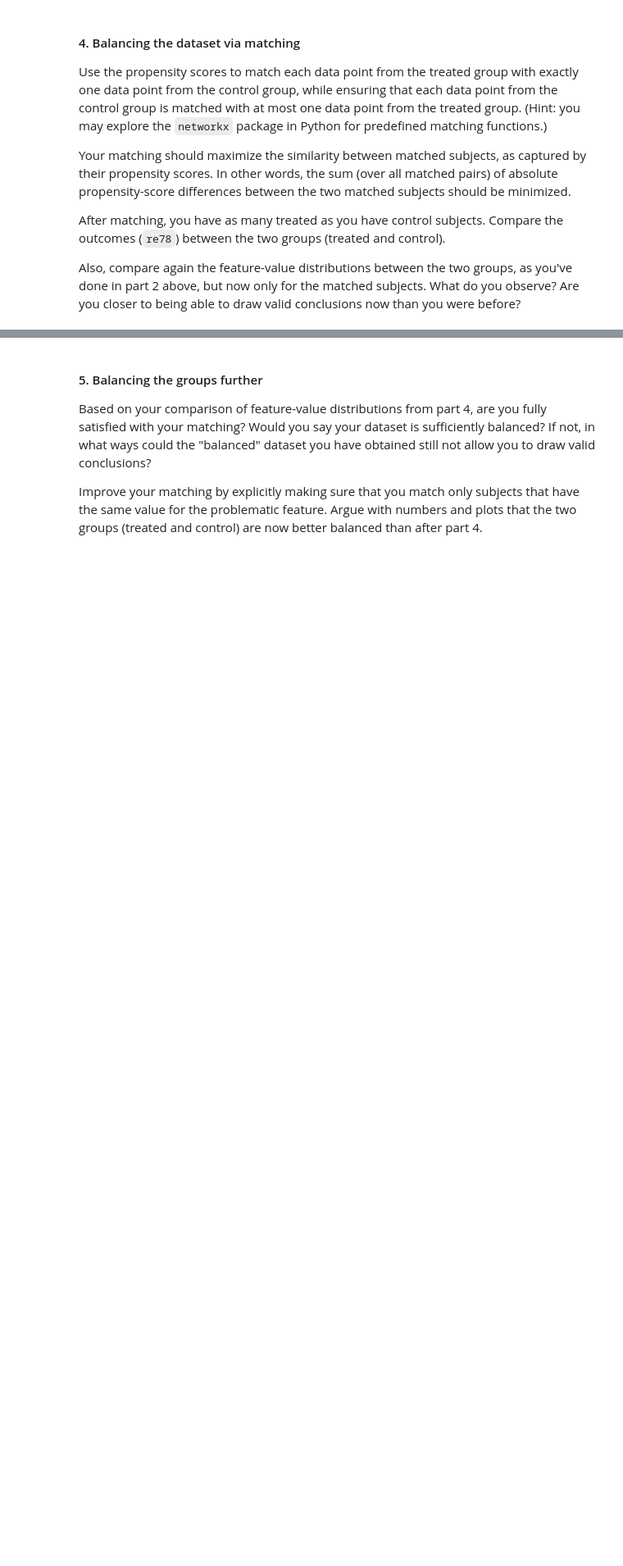
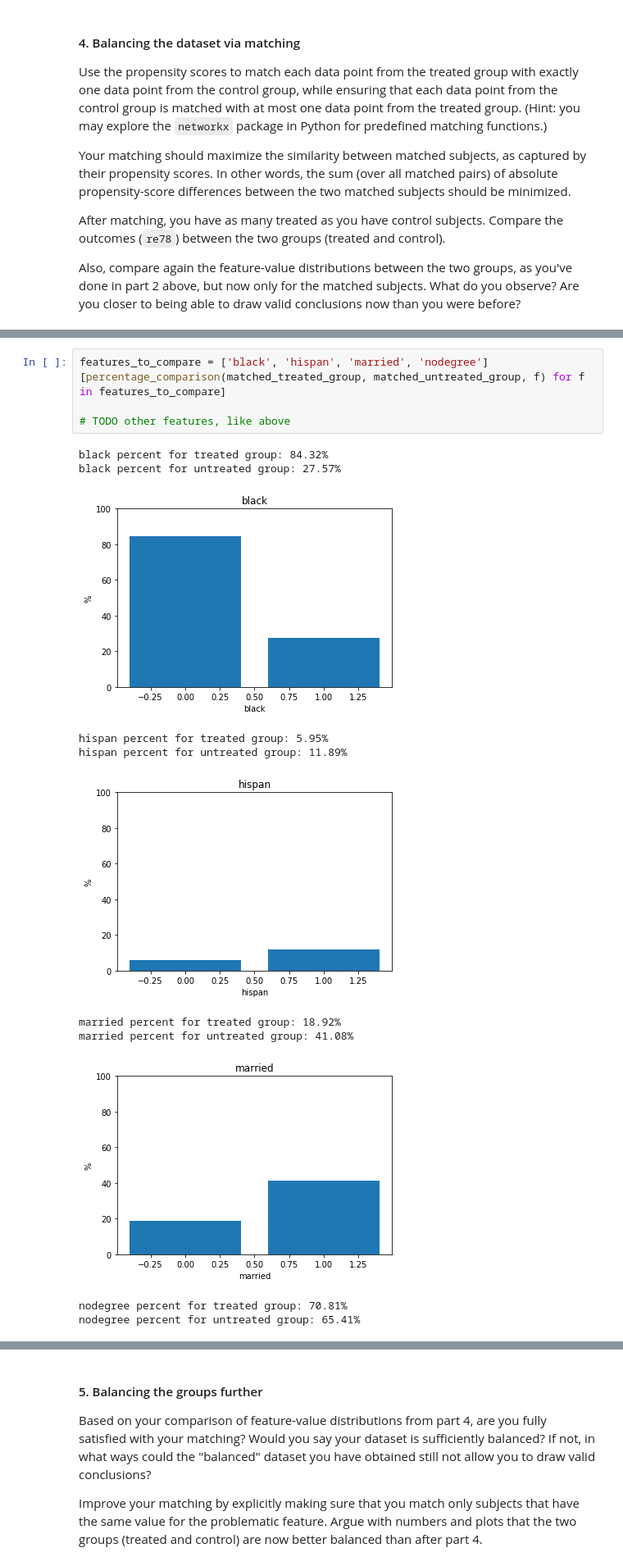
Before and after one commit to csbenz/ada, a Jupyter notebook: 04 - Applied ML/hw4.ipynb, the cells around one changed output, grey strips where cells are left out. Shown at 82% size. Drawn from its saved outputs; the diff is of its cells as text; blank space fills up the shorter version.

```diff
--- a/04 - Applied ML/hw4.ipynb
+++ b/04 - Applied ML/hw4.ipynb
@@ -293,0 +351,17 @@ max_match
+# %%
+features_to_compare = ['black', 'hispan', 'married', 'nodegree']
+[percentage_comparison(matched_treated_group, matched_untreated_group, f) for f in features_to_compare]
+
+# TODO other features, like above
+# %% [output]
+black percent for treated group: 84.32%
+black percent for untreated group: 27.57%
+[figure, added]
+hispan percent for treated group: 5.95%
+hispan percent for untreated group: 11.89%
+[figure, added]
+married percent for treated group: 18.92%
+married percent for untreated group: 41.08%
+[figure, added]
+nodegree percent for treated group: 70.81%
+nodegree percent for untreated group: 65.41%
```
Also changed, not shown: parts of 12 cells of this notebook.
